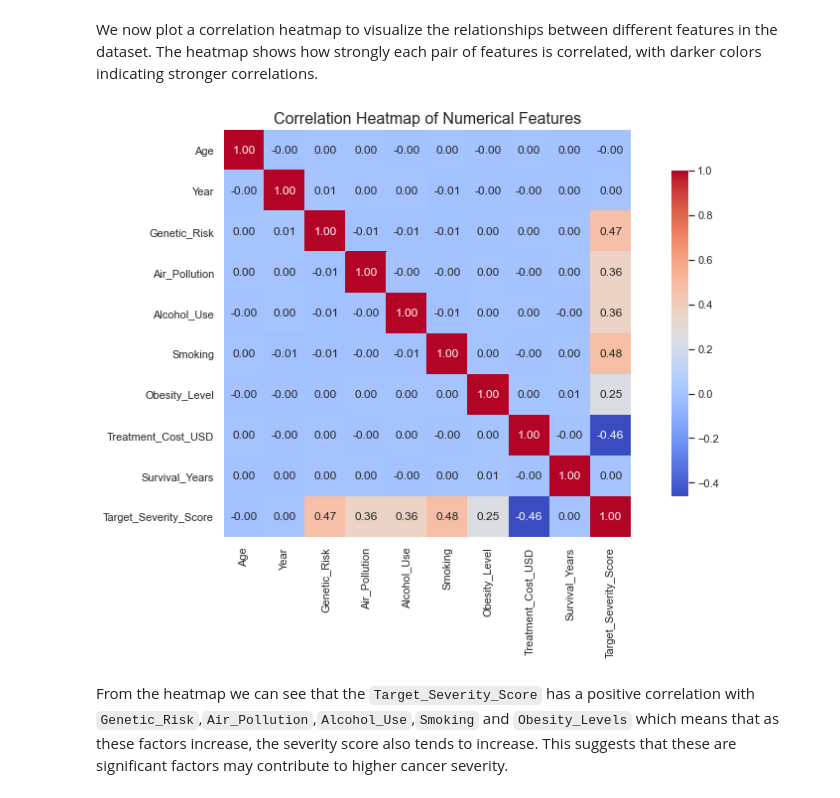
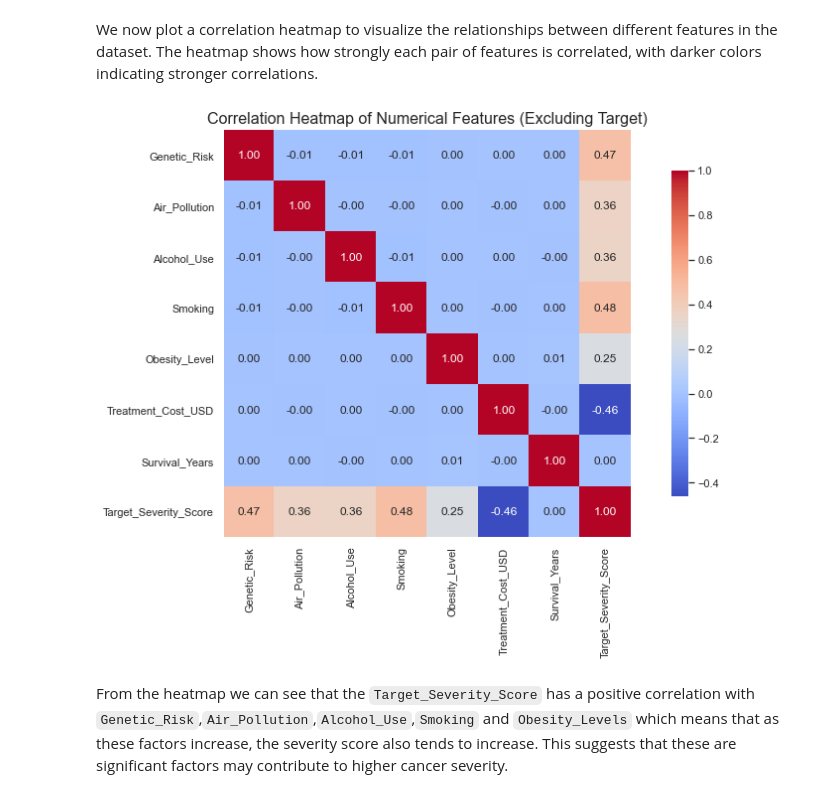
Before and after one commit to Lyster-01/phase3project, a Jupyter notebook: student.ipynb, the cells around one changed output. Cells and saved outputs as stored; diff of their text form; code cells hidden in the pictures.

```diff
--- a/student.ipynb
+++ b/student.ipynb
@@ -235,0 +227,4 @@ df.head()
+# %%
+#Dropping the irrelevant columns that are not needed for the analysis and modeling
+drop_cols = ['Patient_ID', 'Country_Region', 'Year', 'Age','Gender']
+df = drop_columns(df, drop_cols)
@@ -235,0 +235,5 @@ df.head()
+# %%
+
+threshold = df['Target_Severity_Score'].median()
+
+df['target'] = (df['Target_Severity_Score'] >= threshold).astype(int)
@@ -305,15 +330,15 @@ Lung        6141
 Name: Cancer_Type, dtype: int64
 # %% [markdown]
 We now plot a correlation heatmap to visualize the relationships between different features in the dataset. The heatmap shows how strongly each pair of features is correlated, with darker colors indicating stronger correlations.
-# %%
-
-# Plotting the correlation heatmap
-plt.figure(figsize=(12, 8))
-sns.heatmap(df.corr(), annot=True, fmt=".2f", cmap='coolwarm', square=True, cbar_kws={"shrink": .8})
-plt.title('Correlation Heatmap of Numerical Features', fontsize=16)
-plt.tight_layout()
-# %% [output]
-[figure, removed]
+# %%
+# Plotting the correlation heatmap excluding the 'target' column
+cols_for_corr = [col for col in df.select_dtypes(include=['float64', 'int64']).columns if col != 'target']
+plt.figure(figsize=(12, 8))
+sns.heatmap(df[cols_for_corr].corr(), annot=True, fmt=".2f", cmap='coolwarm', square=True, cbar_kws={"shrink": .8})
+plt.title('Correlation Heatmap of Numerical Features (Excluding Target)', fontsize=16)
+plt.tight_layout()
+# %% [output]
+[figure, added]
 # %% [markdown]
 From the heatmap we can see that the `Target_Severity_Score` has a positive correlation with `Genetic_Risk`,`Air_Pollution`,`Alcohol_Use`,`Smoking` and `Obesity_Levels` which means that as these factors increase, the severity score also tends to increase. This suggests that these are significant factors may contribute to higher cancer severity.
 # %% [markdown]
```
Also changed, not shown: parts of 9 cells of this notebook, 1 other file.
